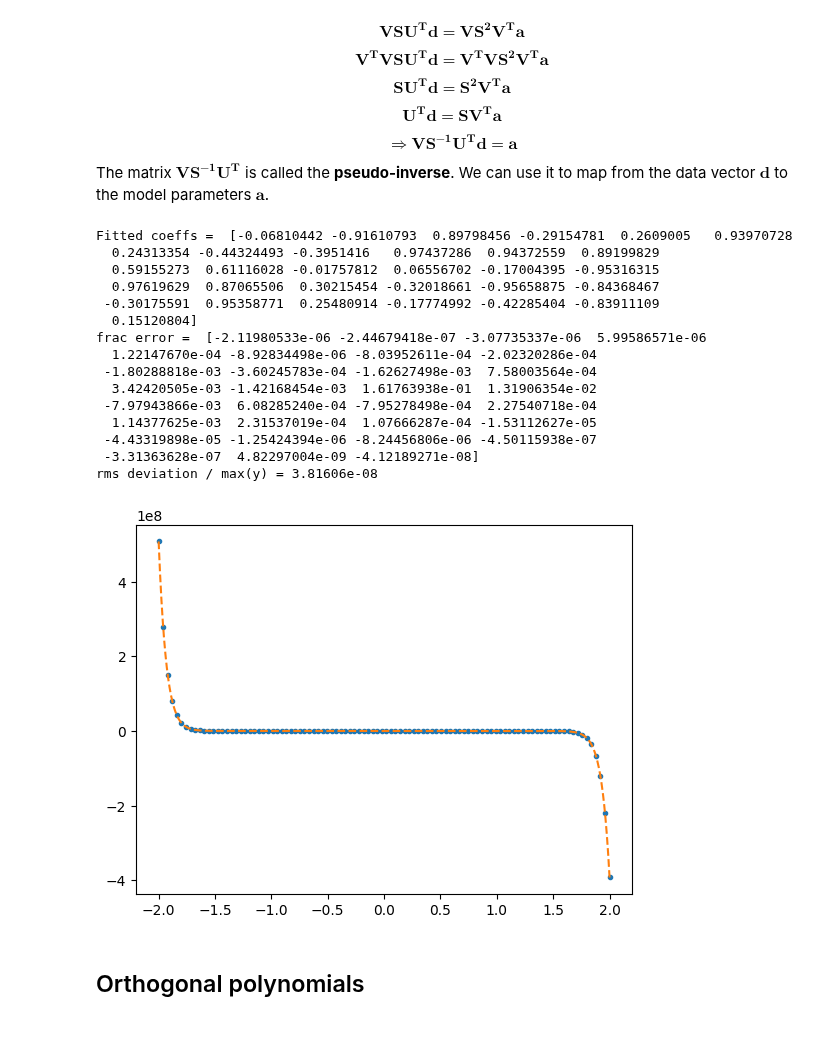
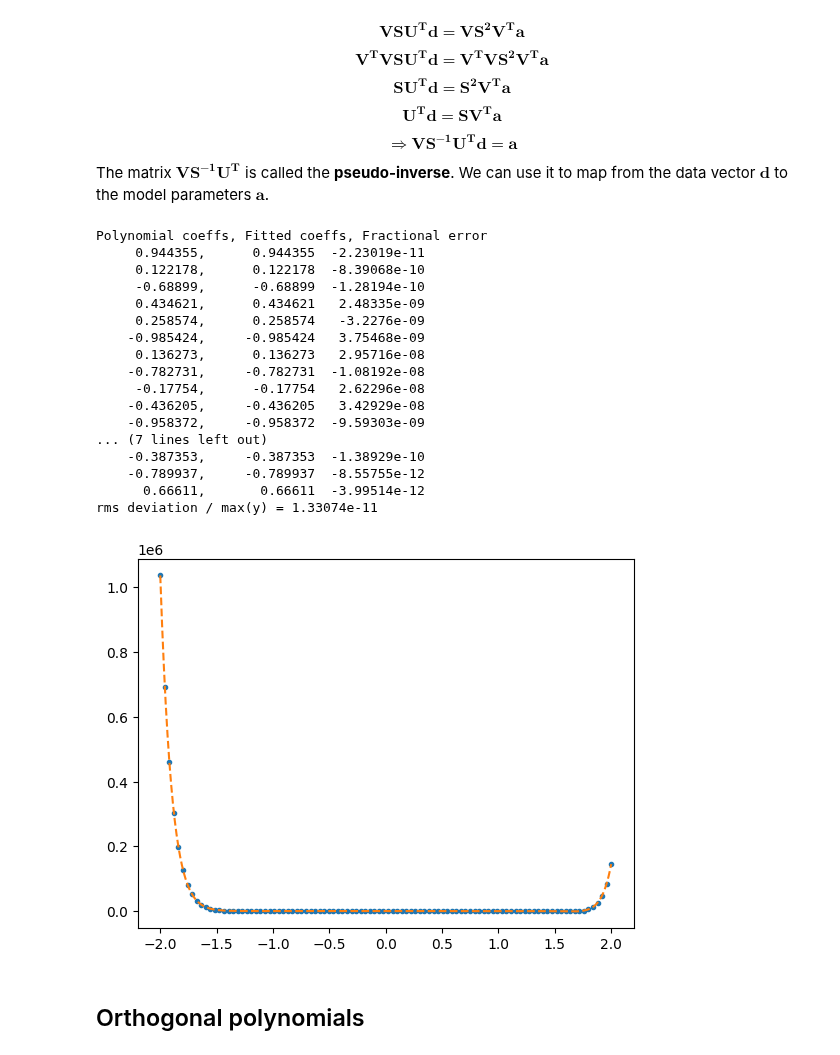
Before and after one commit to andrewcumming/phys512, a Jupyter notebook: polynomial_fit.ipynb, the cells around one changed output. Saved outputs shown, nothing was run; the diff lists cells and outputs as text; code cells hidden in the pictures.

```diff
--- a/polynomial_fit.ipynb
+++ b/polynomial_fit.ipynb
@@ -16,12 +16,11 @@ For simplicity, let's take a constant error $\sigma_i$ for each point, so the $\
 # %%
 # first generate some data from a random polynomial
 
-k = 30   # order of polynomial
+k = 20  # order of polynomial
 n = 100   # number of data points
 
 x = np.linspace(-2,2,n)
 a0 = -1.0 + 2*np.random.rand(k+1)
-print("Polynomial coeffs = ", a0)
 poly = np.polynomial.Polynomial(a0)
 y = poly(x) + np.random.normal(scale=0.0, size=n)
 plt.plot(x,y,'.')
@@ -37,8 +36,10 @@ rhs = np.transpose(A)@y
 lhs = np.transpose(A)@A
 a = np.linalg.inv(lhs)@rhs
 
-print("Fitted coeffs = ", a)
-print("frac error = ", (a-a0)/a0)
+
+print("Polynomial coeffs, Fitted coeffs, Fractional error")
+for i in range(k+1):
+    print("%13g %13g %13g" % (a0[i], a[i], (a[i]-a0[i])/a0[i]))
 
 xx = np.linspace(-2,2,1000)
 poly = np.polynomial.Polynomial(a)
@@ -104,37 +105,40 @@ The matrix $\mathbf{VS^{-1}}\mathbf{U^T}$ is called the **pseudo-inverse**. We c
 # %%
 aSVD = VT.T @ np.diag(1/Sdiag) @ U.T @ y
 
-print("Fitted coeffs = ", aSVD)
-print("frac error = ", (aSVD-a0)/a0)
+print("Polynomial coeffs, Fitted coeffs, Fractional error")
+for i in range(k+1):
+    print("%13g, %13g %13g" % (a0[i], aSVD[i], (aSVD[i]-a0[i])/a0[i]))
 
 plt.plot(x,y,'.')
 
 xx = np.linspace(-2,2,1000)
 poly = np.polynomial.Polynomial(aSVD)
 yy = poly(xx)
 plt.plot(xx,yy,'--')
 
 dev = np.sqrt(np.mean((y-poly(x))**2))
 print('rms deviation / max(y) = %g' % (dev/np.max(np.abs(y)),))
 
 plt.show()
 # %% [output]
-Fitted coeffs =  [-0.06810442 -0.91610793  0.89798456 -0.29154781  0.2609005   0.93970728
-  0.24313354 -0.44324493 -0.3951416   0.97437286  0.94372559  0.89199829
-  0.59155273  0.61116028 -0.01757812  0.06556702 -0.17004395 -0.95316315
-  0.97619629  0.87065506  0.30215454 -0.32018661 -0.95658875 -0.84368467
- -0.30175591  0.95358771  0.25480914 -0.17774992 -0.42285404 -0.83911109
-  0.15120804]
-frac error =  [-2.11980533e-06 -2.44679418e-07 -3.07735337e-06  5.99586571e-06
-  1.22147670e-04 -8.92834498e-06 -8.03952611e-04 -2.02320286e-04
- -1.80288818e-03 -3.60245783e-04 -1.62627498e-03  7.58003564e-04
-  3.42420505e-03 -1.42168454e-03  1.61763938e-01  1.31906354e-02
- -7.97943866e-03  6.08285240e-04 -7.95278498e-04  2.27540718e-04
-  1.14377625e-03  2.31537019e-04  1.07666287e-04 -1.53112627e-05
- -4.43319898e-05 -1.25424394e-06 -8.24456806e-06 -4.50115938e-07
- -3.31363628e-07  4.82297004e-09 -4.12189271e-08]
-rms deviation / max(y) = 3.81606e-08
+Polynomial coeffs, Fitted coeffs, Fractional error
+     0.944355,      0.944355  -2.23019e-11
+     0.122178,      0.122178  -8.39068e-10
+     -0.68899,      -0.68899  -1.28194e-10
+     0.434621,      0.434621   2.48335e-09
+     0.258574,      0.258574   -3.2276e-09
+    -0.985424,     -0.985424   3.75468e-09
+     0.136273,      0.136273   2.95716e-08
+    -0.782731,     -0.782731  -1.08192e-08
+     -0.17754,      -0.17754   2.62296e-08
+    -0.436205,     -0.436205   3.42929e-08
+    -0.958372,     -0.958372  -9.59303e-09
+... (7 lines left out)
+    -0.387353,     -0.387353  -1.38929e-10
+    -0.789937,     -0.789937  -8.55755e-12
+      0.66611,       0.66611  -3.99514e-12
+rms deviation / max(y) = 1.33074e-11
-[figure, old version]
+[figure, new version]
 # %% [markdown]
 ## Orthogonal polynomials
 # %% [markdown]
```
Also changed, not shown: parts of 2 cells of this notebook.
